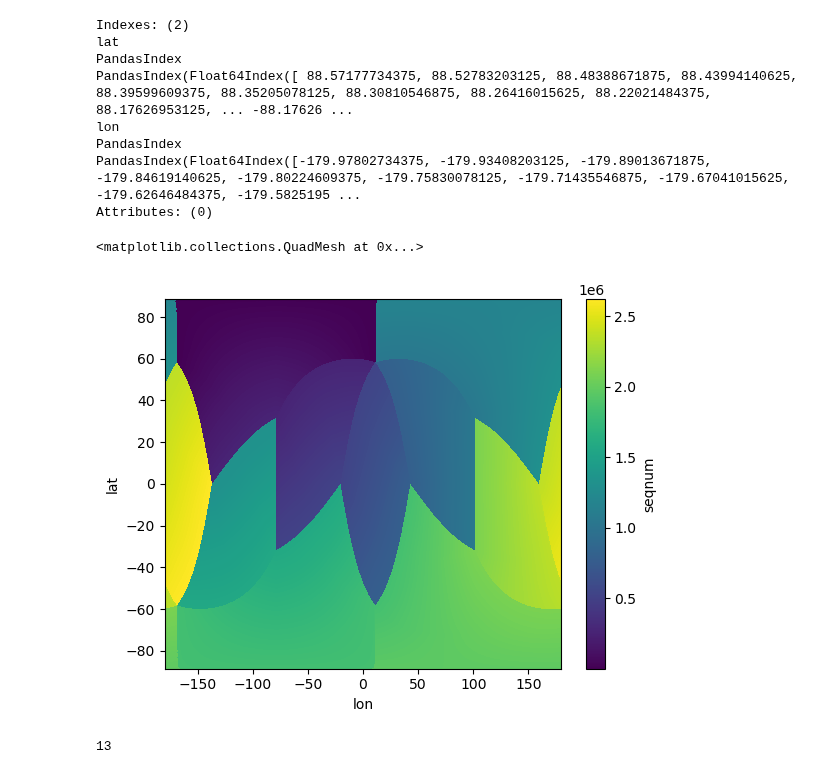
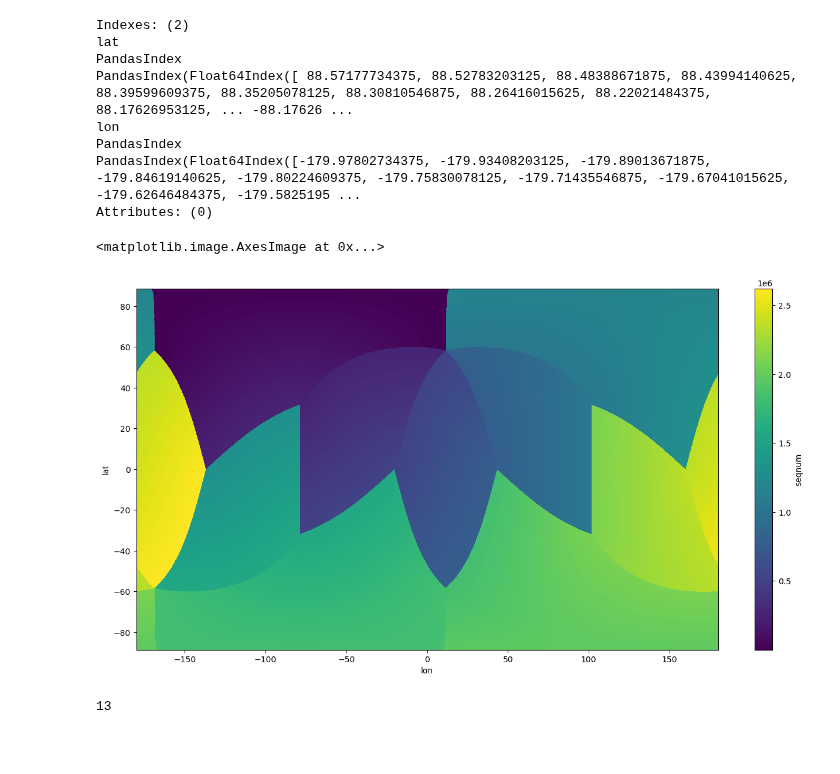
Before and after one commit to xcube-dev/xcube-smos, a Jupyter notebook: notebooks/test-single-slice.ipynb, the cells around one changed output. Saved outputs shown, nothing was run; the diff lists cells and outputs as text; code cells hidden in the pictures; blank space fills up the shorter version.

```diff
--- a/notebooks/test-single-slice.ipynb
+++ b/notebooks/test-single-slice.ipynb
@@ -39,10 +39,10 @@ PandasIndex
 PandasIndex(Float64Index([-179.97802734375, -179.93408203125, -179.89013671875, -179.84619140625, -179.80224609375, -179.75830078125, -179.71435546875, -179.67041015625, -179.62646484375, -179.5825195 ...
 Attributes: (0)
 # %%
-dgg_ds_0.seqnum.plot()
+dgg_ds_0.seqnum.plot.imshow(figsize=(16, 8))
 # %% [output]
-<matplotlib.collections.QuadMesh at 0x...>
+<matplotlib.image.AxesImage at 0x...>
-[figure, old version]
+[figure, new version]
 # %%
 with open("creodias-credentials.json") as f:
     credentials = json.load(f)
```
Also changed, not shown: parts of 4 cells of this notebook, 2 other files.
